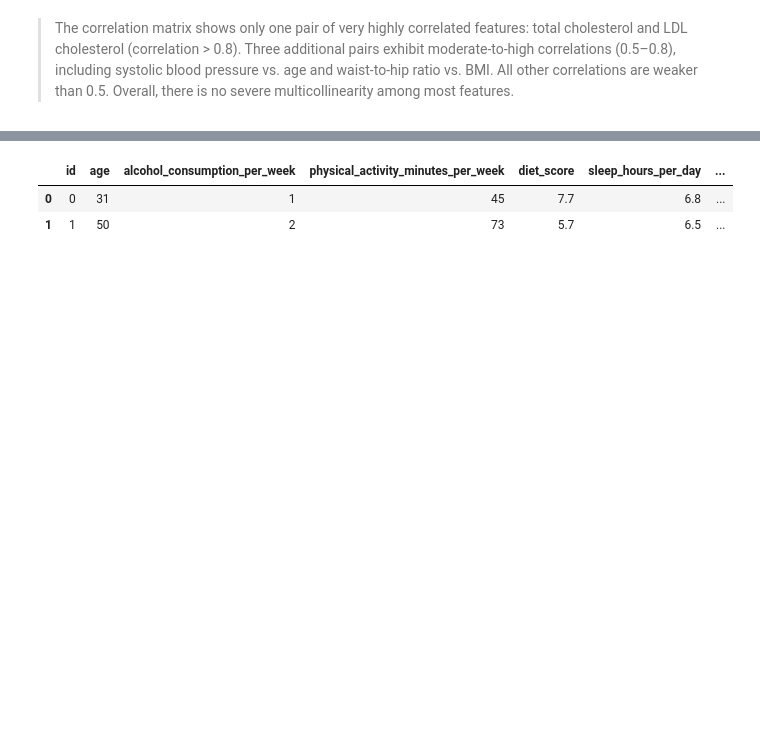
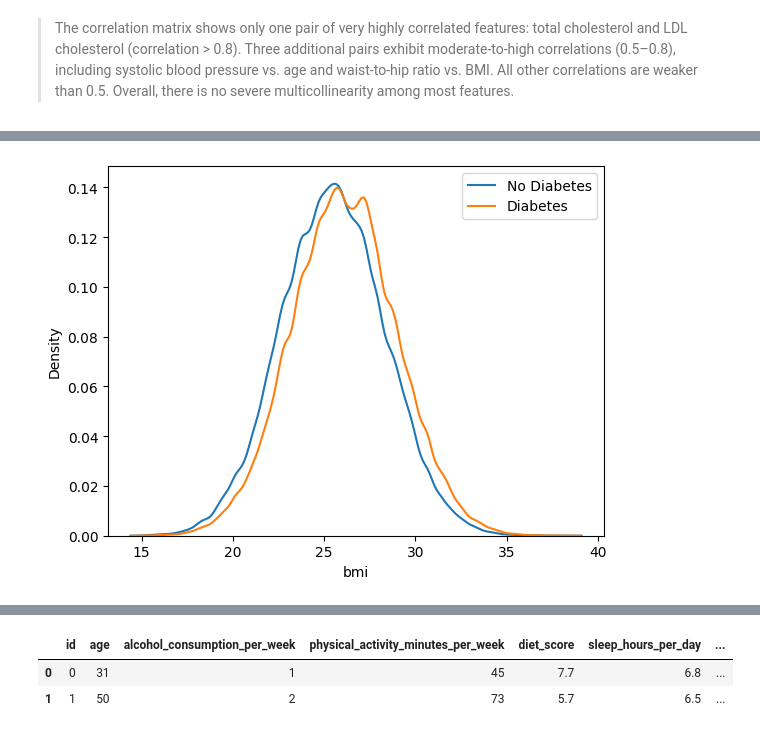
Before and after one commit to Darknight47/Kaggle-Competitions, a Jupyter notebook: Diabetes Prediction Challenge/data_understanding.ipynb, the cells around one changed output, grey strips where cells are left out. Saved outputs shown, nothing was run; the diff lists cells and outputs as text; code cells hidden in the pictures; blank space fills up the shorter version.

```diff
--- a/Diabetes Prediction Challenge/data_understanding.ipynb
+++ b/Diabetes Prediction Challenge/data_understanding.ipynb
@@ -300,0 +311,8 @@ plt.show()
+# %%
+# Example: compare BMI distributions
+sns.kdeplot(df.loc[df['diagnosed_diabetes']==0, 'bmi'], label='No Diabetes')
+sns.kdeplot(df.loc[df['diagnosed_diabetes']==1, 'bmi'], label='Diabetes')
+plt.legend()
+plt.show()
+# %% [output]
+[figure, added]
```
Also changed, not shown: parts of 10 cells of this notebook, 1 other file.
